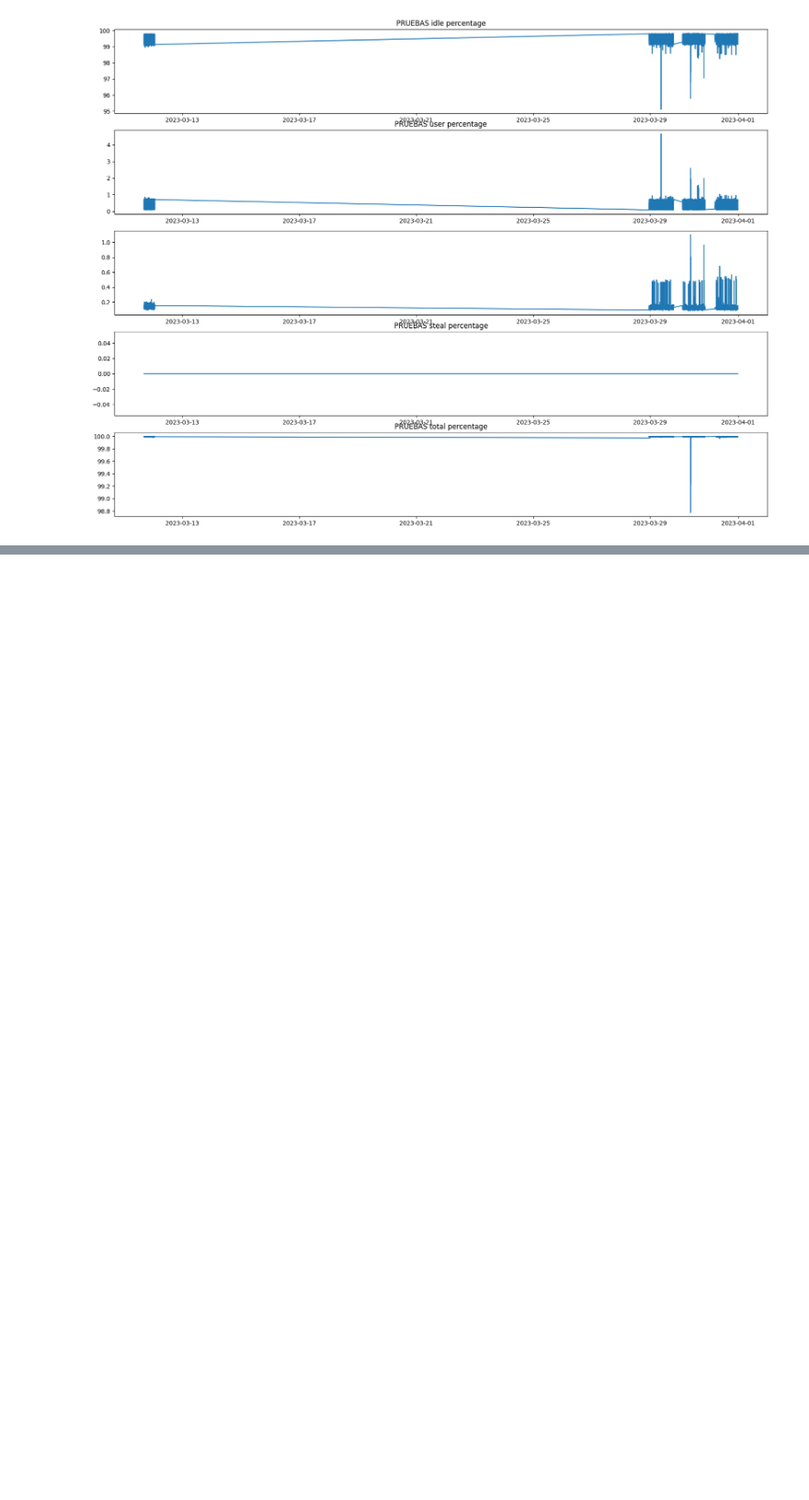
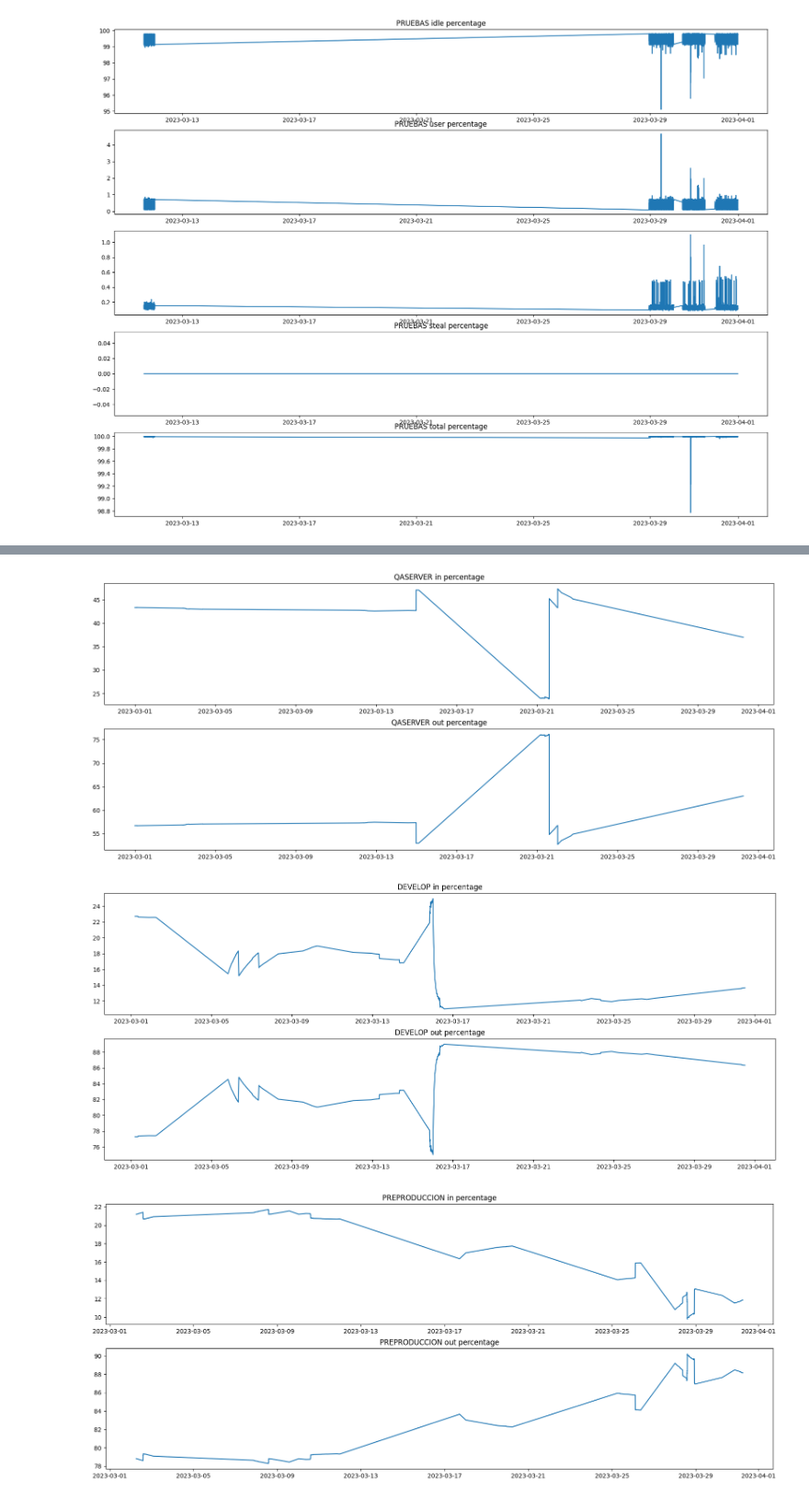
Before and after one commit to HernandezM22/dsc-kio-challenge, a Jupyter notebook: app/notebooks/j_sys_analysis.ipynb, the cells around one changed output, grey strips where cells are left out. Shown at 92% size. Drawn from its saved outputs; the diff is of its cells as text; code cells hidden in the pictures; blank space fills up the shorter version.

Commit message:
Added the network analysis and resampling

```diff
--- a/app/notebooks/j_sys_analysis.ipynb
+++ b/app/notebooks/j_sys_analysis.ipynb
@@ -175,0 +192,4 @@ plot_server_info(df_, servers)
+# %%
+net2 = net2.drop(columns=['network.out.bytes', 'network.in.bytes'])
+# %%
+out2 = net2.to_pandas()
@@ -175,0 +212,2 @@ plot_server_info(df_, servers)
+# %%
+out2 = out2.resample('1min', on="timestamp").agg("first").ffill()
@@ -175,0 +231,32 @@ plot_server_info(df_, servers)
+# %%
+def plot_network_info(df: pd.DataFrame, servers: list):
+    """
+    This function plots the cpu usage of the servers in the list servers.
+
+    Parameters
+    ----------
+    df : pandas.DataFrame
+        The dataframe containing the cpu usage of the servers.
+    servers : list
+        The list of servers to plot.
+
+    Returns
+    -------
+    None.
+
+    """
+
+    for server in servers:
+        fig, ax = plt.subplots(3,1, figsize=(20, 8))
+
+        sum_all = df[df['node'] == server]["out.pct"]+df[df['node'] == server]["in.pct"]
+        ax[0].plot(df[df['node'] == server]["in.pct"])
+        ax[0].set_title(f'{server} in percentage')
+        ax[1].plot(df[df['node'] == server]["out.pct"])
+        ax[1].set_title(f'{server} out percentage')
+# %%
+plot_network_info(out2, servers)
+# %% [output]
+[figure, added]
+[figure, added]
+[figure, added]
```
Also changed, not shown: parts of 7 cells of this notebook.
